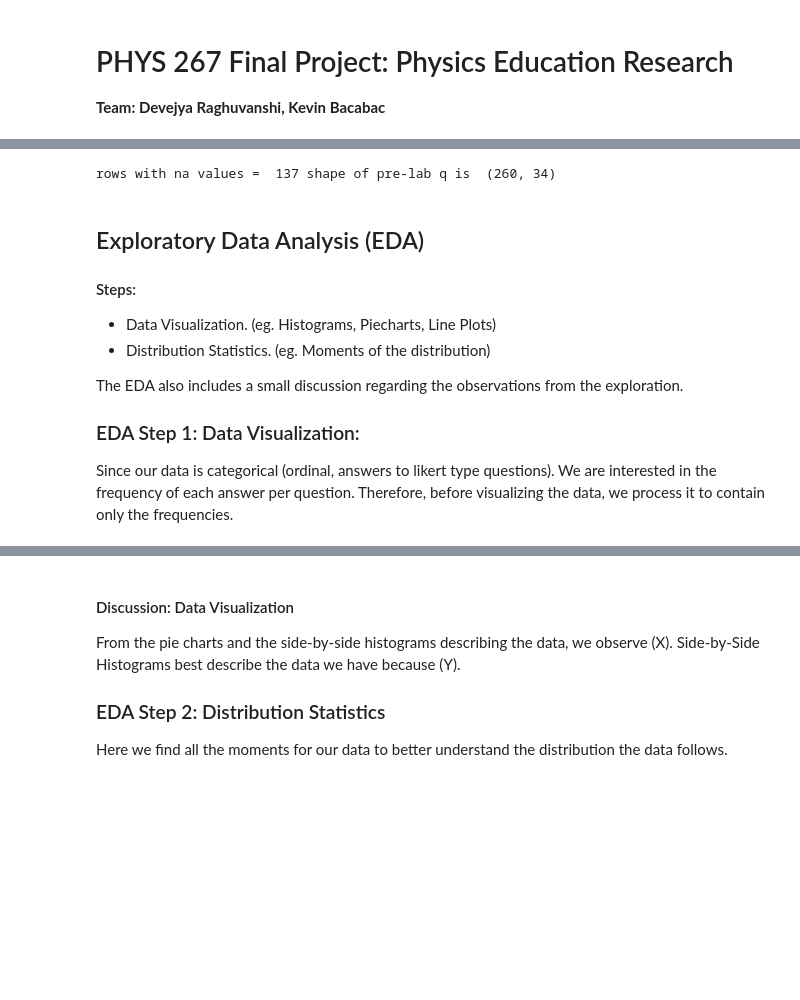
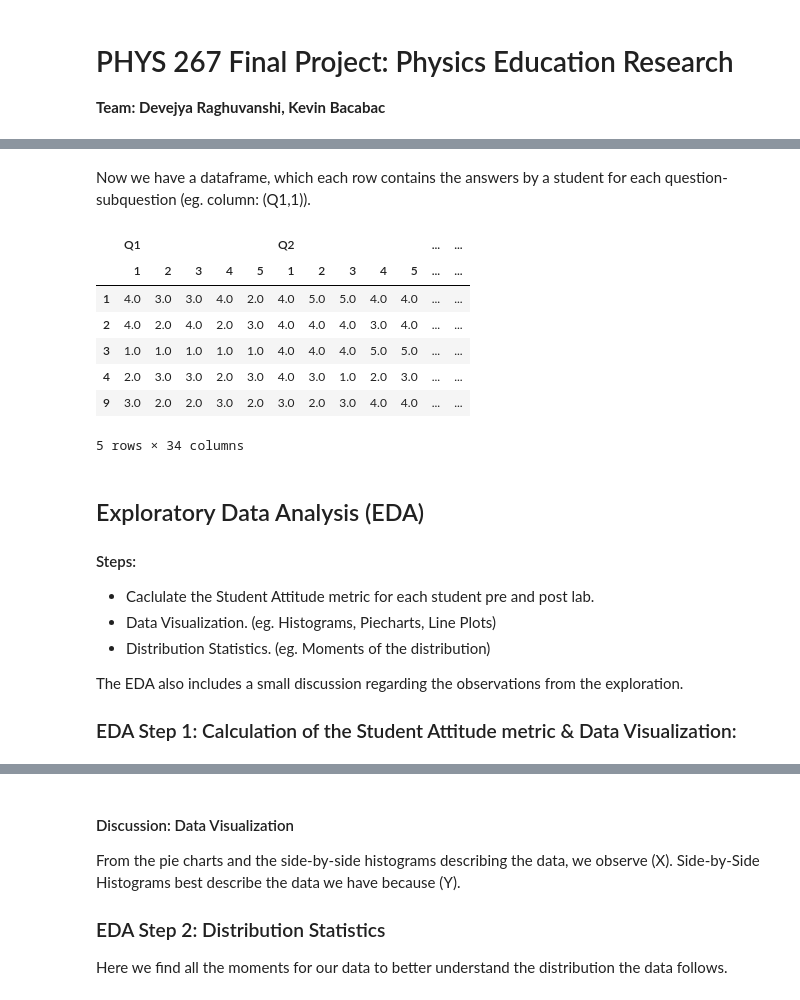
Before and after one commit to Devejya/project, a Jupyter notebook: project_test.ipynb, the cells around one changed output, grey strips where cells are left out. Saved outputs shown, nothing was run; the diff lists cells and outputs as text; code cells hidden in the pictures; blank space fills up the shorter version.

```diff
--- a/project_test.ipynb
+++ b/project_test.ipynb
@@ -59,50 +78,58 @@ rows with na values =  125 shape of pre-lab q is  (248, 34)
+# %% [markdown]
+Now we have a dataframe, which each row contains the answers by a student for each question-subquestion (eg. column: (Q1,1)).
 # %%
 import matplotlib.pyplot as plt
 d2 = {}
 d2["Q1"] = pd.DataFrame(columns=["1", "2", "3", "4", "5"],\
     data=postlab[[1,'Unnamed: 3',
          'Unnamed: 4','Unnamed: 5','Unnamed: 6']].values[1:]
 )
 d2["Q2"] = pd.DataFrame(columns=["1", "2", "3", "4", "5", "6", "7", "8", "9", "10" ,"11"],\
     data=postlab[[2,
         'Unnamed: 8',  'Unnamed: 9', 'Unnamed: 10', 'Unnamed: 11',
        'Unnamed: 12', 'Unnamed: 13', 'Unnamed: 14', 'Unnamed: 15',
        'Unnamed: 16', 'Unnamed: 17']].values[1:]
 )
 d2["Q3"] = pd.DataFrame(columns=["1", "2", "3", "4"],\
     data=postlab[[3, 'Unnamed: 19',
        'Unnamed: 20', 'Unnamed: 21']].values[1:]
 )
 d2["Q4"] = pd.DataFrame(columns=["1", "2", "3", "4", "5", "6", "7"],\
     data=postlab[[4, 'Unnamed: 23',
        'Unnamed: 24', 'Unnamed: 25', 'Unnamed: 26', 'Unnamed: 27',
        'Unnamed: 28']].values[1:]
 )
 d2["Q5"] = pd.DataFrame(columns=["1", "2", "3", "4", "5", "6", "7"],\
     data=postlab[[5, 'Unnamed: 30', 'Unnamed: 31',
        'Unnamed: 32', 'Unnamed: 33', 'Unnamed: 34', 'Unnamed: 35']].values[1:]
 )
 postlab_studentnum = postlab['Unnamed: 0'][1:].values
 postlab_q = pd.concat(d2, axis=1)
 postlab_q.index = postlab_studentnum
-print('rows with na values = ',postlab_q.isna().any(axis=1).sum(), "shape of pre-lab q is ", postlab_q.shape)
 # Dropping all rows with any NaN values
 postlab_q.dropna(inplace=True)
 prelab_q.dropna(inplace=True)
+prelab_q.head()
 # %% [output]
+|  | Q1 |  |  |  |  | Q2 |  |  |  |  | ... | ... |
+|  | 1 | 2 | 3 | 4 | 5 | 1 | 2 | 3 | 4 | 5 | ... | ... |
+| 1 | 4.0 | 3.0 | 3.0 | 4.0 | 2.0 | 4.0 | 5.0 | 5.0 | 4.0 | 4.0 | ... | ... |
+| 2 | 4.0 | 2.0 | 4.0 | 2.0 | 3.0 | 4.0 | 4.0 | 4.0 | 3.0 | 4.0 | ... | ... |
+| 3 | 1.0 | 1.0 | 1.0 | 1.0 | 1.0 | 4.0 | 4.0 | 4.0 | 5.0 | 5.0 | ... | ... |
+| 4 | 2.0 | 3.0 | 3.0 | 2.0 | 3.0 | 4.0 | 3.0 | 1.0 | 2.0 | 3.0 | ... | ... |
+| 9 | 3.0 | 2.0 | 2.0 | 3.0 | 2.0 | 3.0 | 2.0 | 3.0 | 4.0 | 4.0 | ... | ... |
-rows with na values =  137 shape of pre-lab q is  (260, 34)
+5 rows × 34 columns
 # %% [markdown]
 ## Exploratory Data Analysis (EDA)
 
 #### Steps:
+* Caclulate the Student Attitude metric for each student pre and post lab.
 * Data Visualization. (eg. Histograms, Piecharts, Line Plots)
 * Distribution Statistics. (eg. Moments of the distribution)
 
 The EDA also includes a small discussion regarding the observations from the exploration.
 
-### EDA Step 1: Data Visualization:
-
-Since our data is categorical (ordinal, answers to likert type questions). We are interested in the frequency of each answer per question. Therefore, before visualizing the data, we process it to contain only the frequencies.
+### EDA Step 1: Calculation of the Student Attitude metric & Data Visualization:
 # %%
 # Data Preprocessing
 
```
Also changed, not shown: parts of 15 cells of this notebook.
